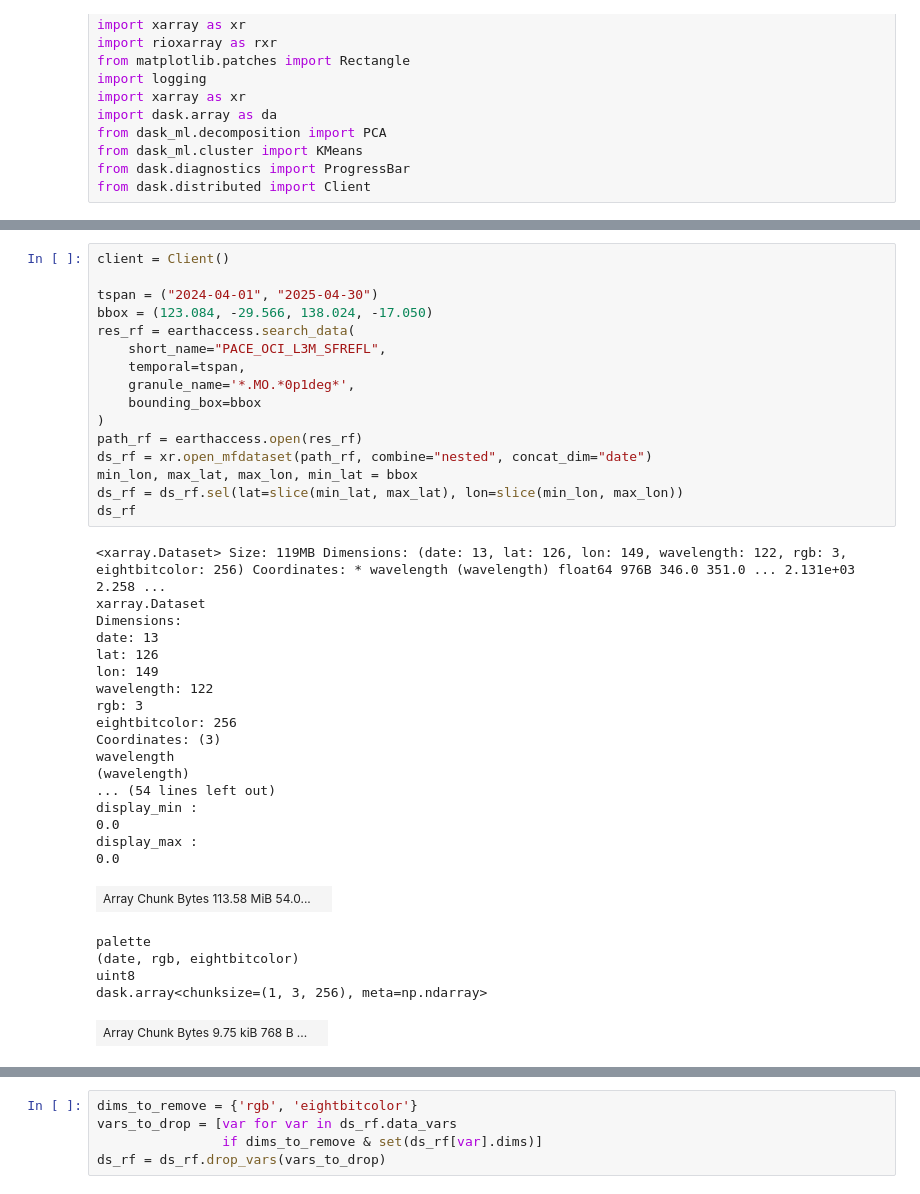
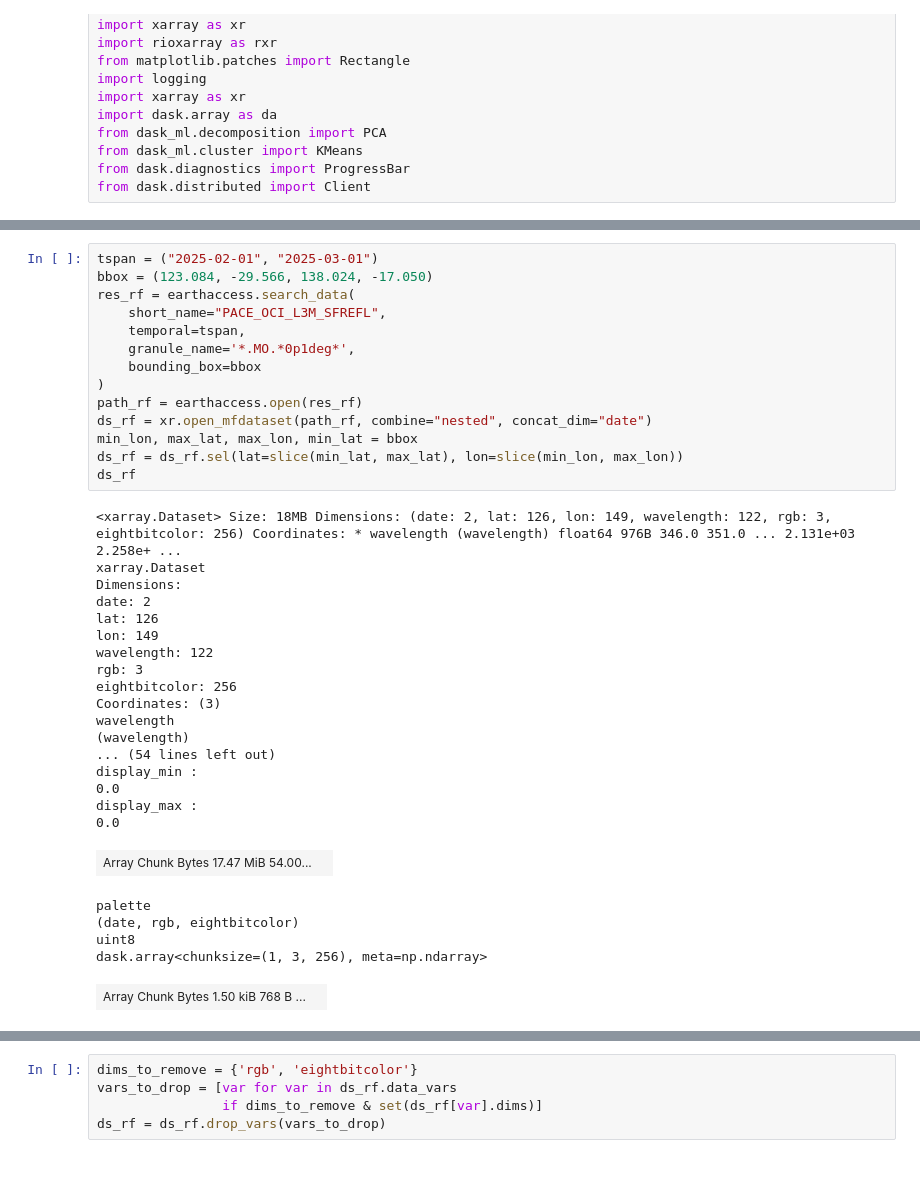
Before and after one commit to eschlossberg/pace-just-land, a Jupyter notebook: scripts/pace_hs_clustering.ipynb, the cells around one changed output, grey strips where cells are left out. Drawn from its saved outputs; the diff is of its cells as text.

```diff
--- a/scripts/pace_hs_clustering.ipynb
+++ b/scripts/pace_hs_clustering.ipynb
@@ -22,43 +43,41 @@ from dask.distributed import Client
 # %%
-client = Client()
-
-tspan = ("2024-04-01", "2025-04-30")
+tspan = ("2025-02-01", "2025-03-01")
 bbox = (123.084, -29.566, 138.024, -17.050)
 res_rf = earthaccess.search_data(
     short_name="PACE_OCI_L3M_SFREFL",
     temporal=tspan,
     granule_name='*.MO.*0p1deg*',
     bounding_box=bbox
 )
 path_rf = earthaccess.open(res_rf)
 ds_rf = xr.open_mfdataset(path_rf, combine="nested", concat_dim="date")
 min_lon, max_lat, max_lon, min_lat = bbox
 ds_rf = ds_rf.sel(lat=slice(min_lat, max_lat), lon=slice(min_lon, max_lon))
 ds_rf
 # %% [output]
-<xarray.Dataset> Size: 119MB Dimensions: (date: 13, lat: 126, lon: 149, wavelength: 122, rgb: 3, eightbitcolor: 256) Coordinates: * wavelength (wavelength) float64 976B 346.0 351.0 ... 2.131e+03 2.258 ...
+<xarray.Dataset> Size: 18MB Dimensions: (date: 2, lat: 126, lon: 149, wavelength: 122, rgb: 3, eightbitcolor: 256) Coordinates: * wavelength (wavelength) float64 976B 346.0 351.0 ... 2.131e+03 2.258e+ ...
 xarray.Dataset
 Dimensions:
-date: 13
+date: 2
 lat: 126
 lon: 149
 wavelength: 122
 rgb: 3
 eightbitcolor: 256
 Coordinates: (3)
 wavelength
 (wavelength)
 ... (54 lines left out)
 display_min :
 0.0
 display_max :
 0.0
-| Array Chunk Bytes 113.58 MiB 54.0... |  |
+| Array Chunk Bytes 17.47 MiB 54.00... |  |
 palette
 (date, rgb, eightbitcolor)
 uint8
 dask.array<chunksize=(1, 3, 256), meta=np.ndarray>
-| Array Chunk Bytes 9.75 kiB 768 B ... |  |
+| Array Chunk Bytes 1.50 kiB 768 B ... |  |
 Indexes: (3)
 wavelength
 PandasIndex
```
Also changed, not shown: parts of 5 cells of this notebook.
